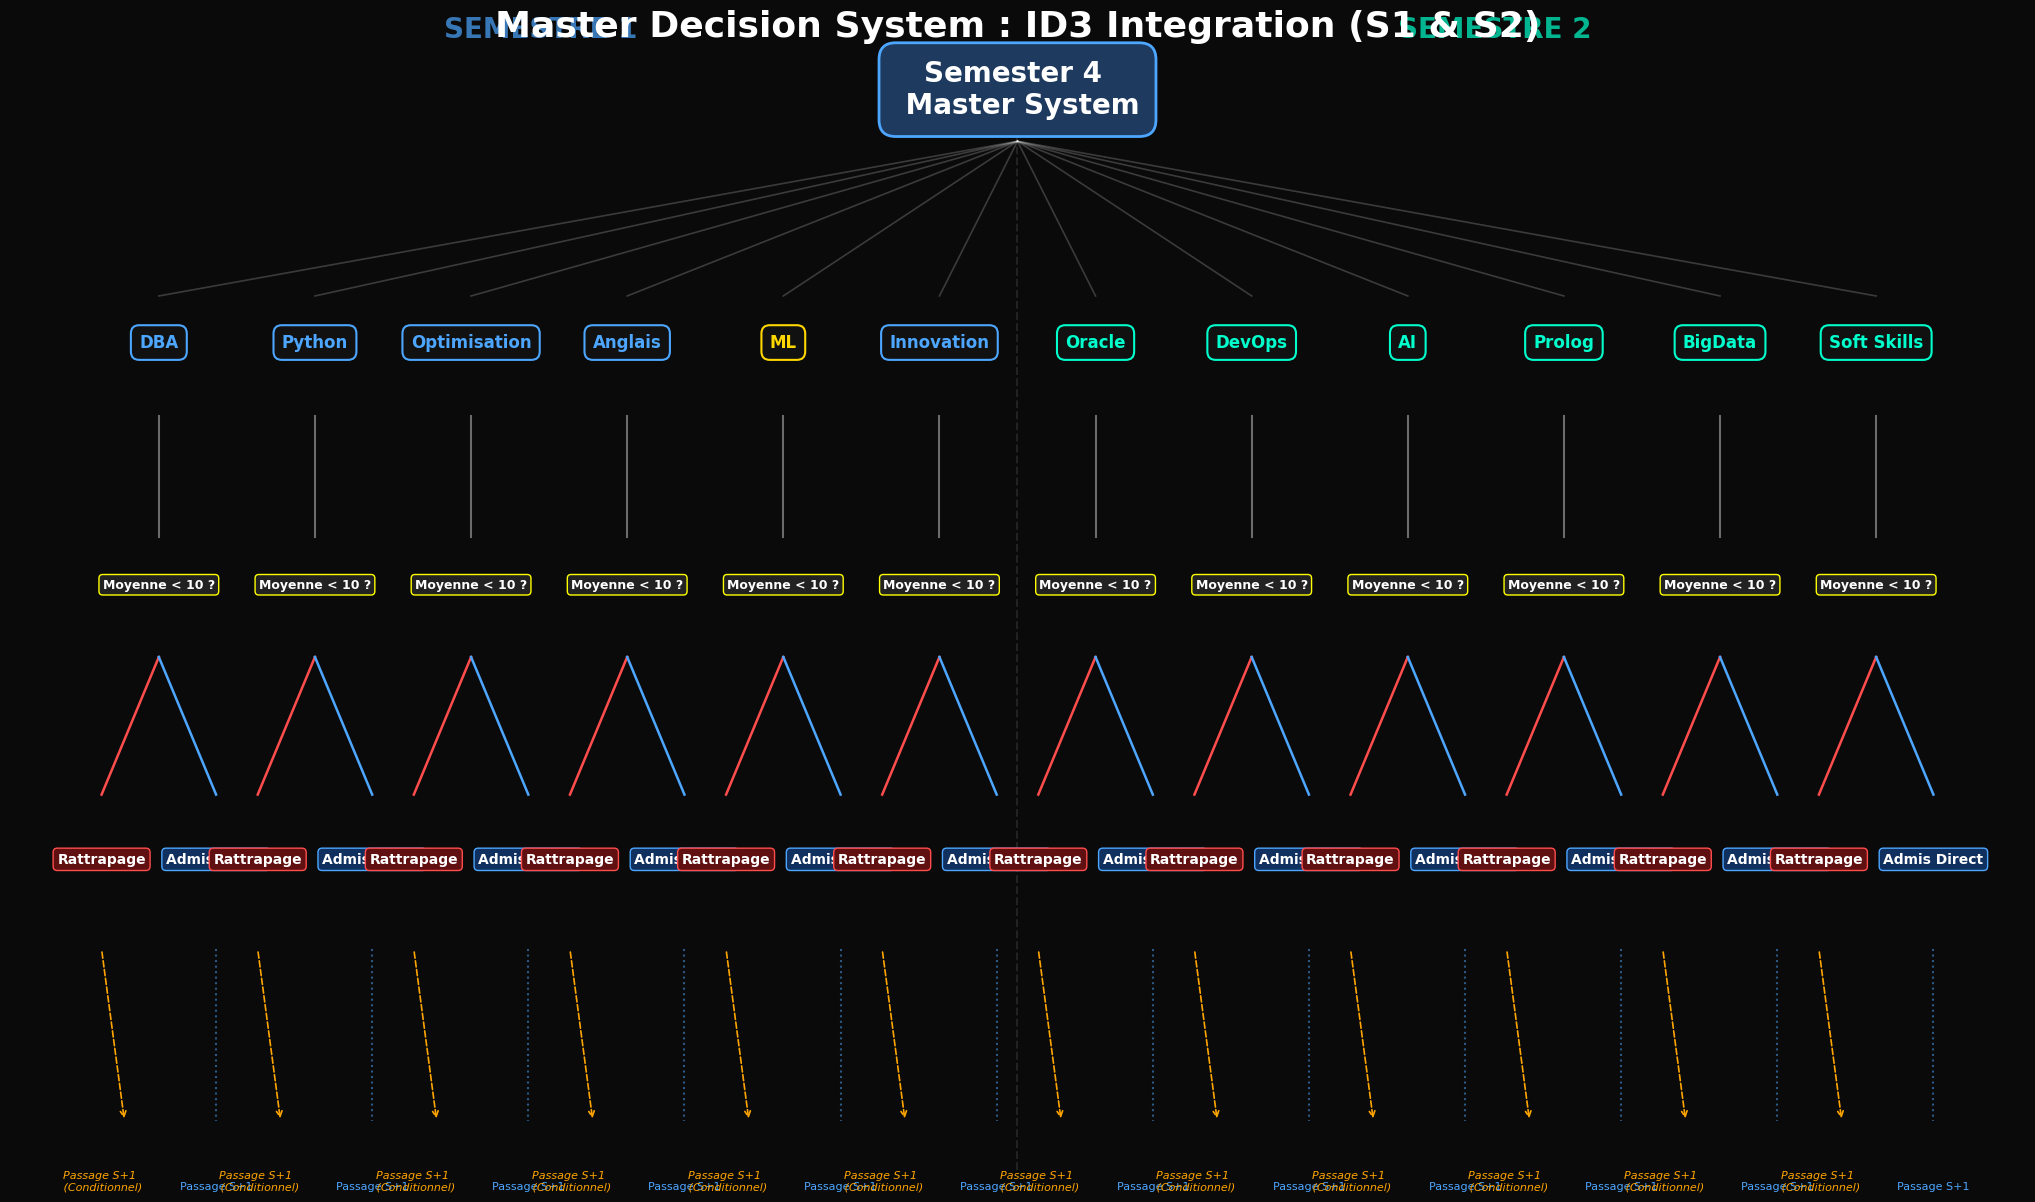
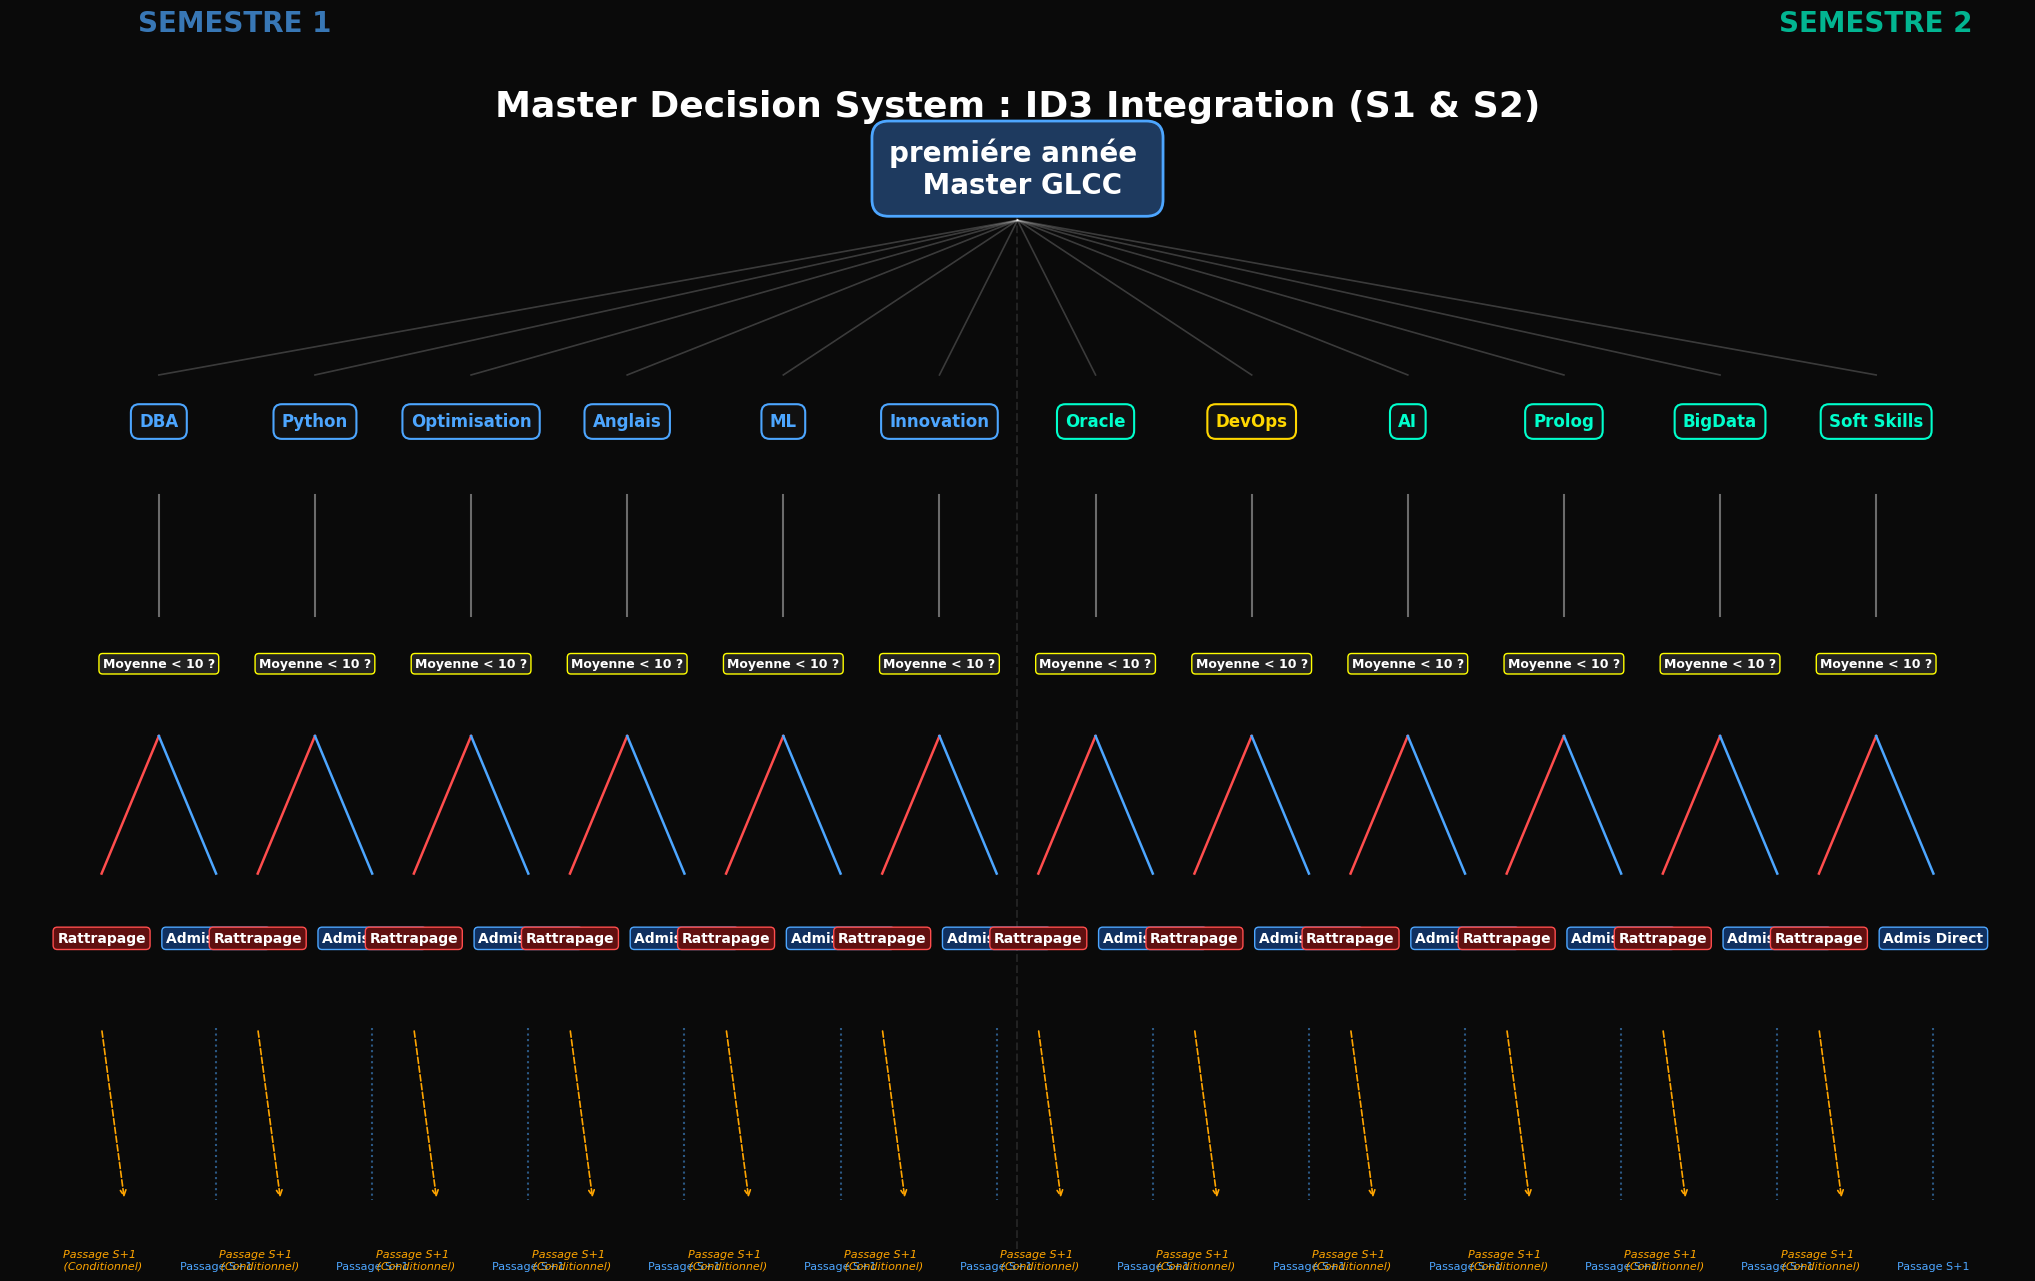
Unified diff of the notebook cell whose output changed from the first chart to the second:
--- before
+++ after
@@ -15,9 +15,9 @@
     ax.axvline(x=0.5, color='white', linestyle='--', alpha=0.1)
     # Titres des semestres
-    ax.text(0.25, 0.98, "SEMESTRE 1", color='#4DA6FF', fontsize=20, ha='center', fontweight='bold', alpha=0.7)
-    ax.text(0.75, 0.98, "SEMESTRE 2", color='#00FFCC', fontsize=20, ha='center', fontweight='bold', alpha=0.7)
+    ax.text(0.09, 1.03, "SEMESTRE 1", color='#4DA6FF', fontsize=20, ha='center', fontweight='bold', alpha=0.7)
+    ax.text(0.95, 1.03, "SEMESTRE 2", color='#00FFCC', fontsize=20, ha='center', fontweight='bold', alpha=0.7)
 
     # Racine du Système (Global Master Decision)
-    ax.text(0.5, 0.95, "Semester 4 \n Master System", ha='center', va='center', fontsize=20, color='white', fontweight='bold',
+    ax.text(0.5, 0.95, "premiére année \n Master GLCC", ha='center', va='center', fontsize=20, color='white', fontweight='bold',
             bbox=dict(boxstyle="round,pad=0.6", facecolor="#1E3A5F", edgecolor="#4DA6FF", linewidth=2))
 

Commit: mise a jour le fichie id3 de random forct concepte